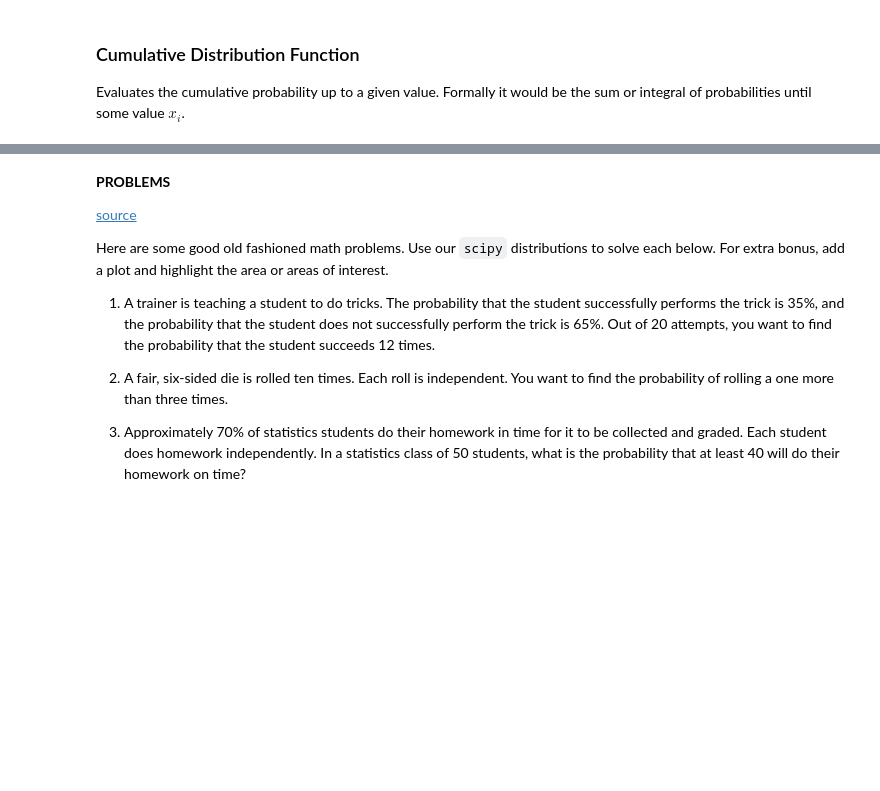
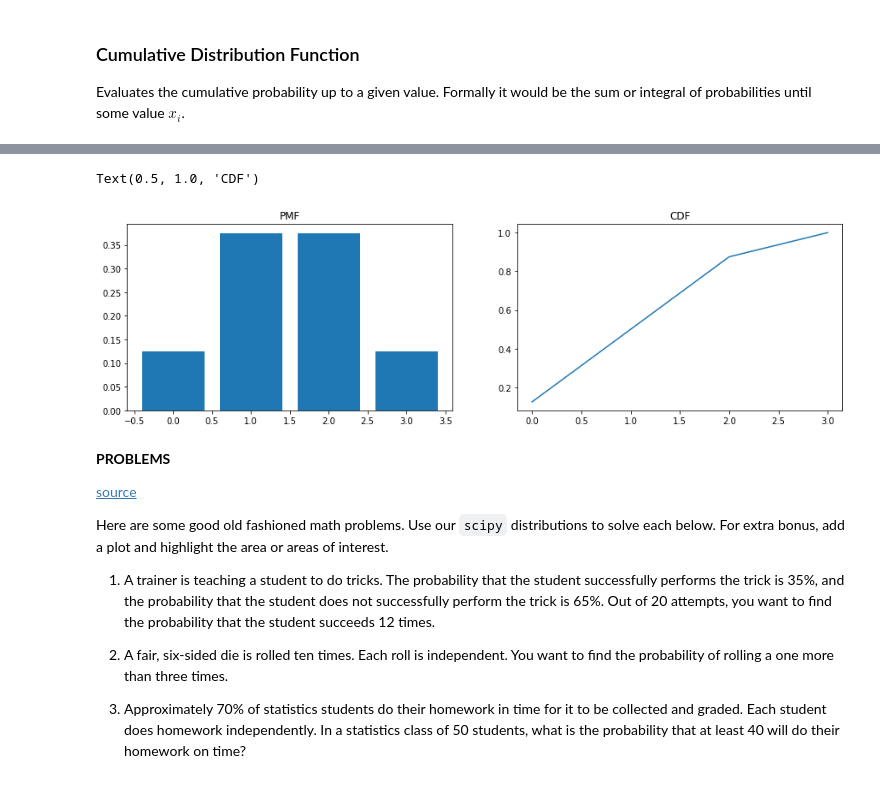
Before and after one commit to gilad247/NYU-Bootcamp, a Jupyter notebook: notebooks/module_2/2.01_probability/discrete_starter.ipynb, the cells around one changed output, grey strips where cells are left out. Saved outputs shown, nothing was run; the diff lists cells and outputs as text; code cells hidden in the pictures; blank space fills up the shorter version.

```diff
--- a/notebooks/module_2/2.01_probability/discrete_starter.ipynb
+++ b/notebooks/module_2/2.01_probability/discrete_starter.ipynb
@@ -165,11 +249,14 @@ binom.cdf(2)
 # %%
 ###plot side by side pmf and cdf
 fig, ax = plt.subplots(nrows = 1, ncols = 2, figsize = (15, 4))
-ax[0].bar(x, binom.pmf(x))
+ax[0].bar(x, coin_flip.pmf(x))
 ax[0].set_title('PMF')
 
-ax[1].plot(x, binom.cdf(x))
+ax[1].plot(x, coin_flip.cdf(x))
 ax[1].set_title('CDF')
+# %% [output]
+Text(0.5, 1.0, 'CDF')
+[figure, added]
 # %% [markdown]
 **PROBLEMS**
 
```
Also changed, not shown: parts of 32 cells of this notebook, 9 other files.
